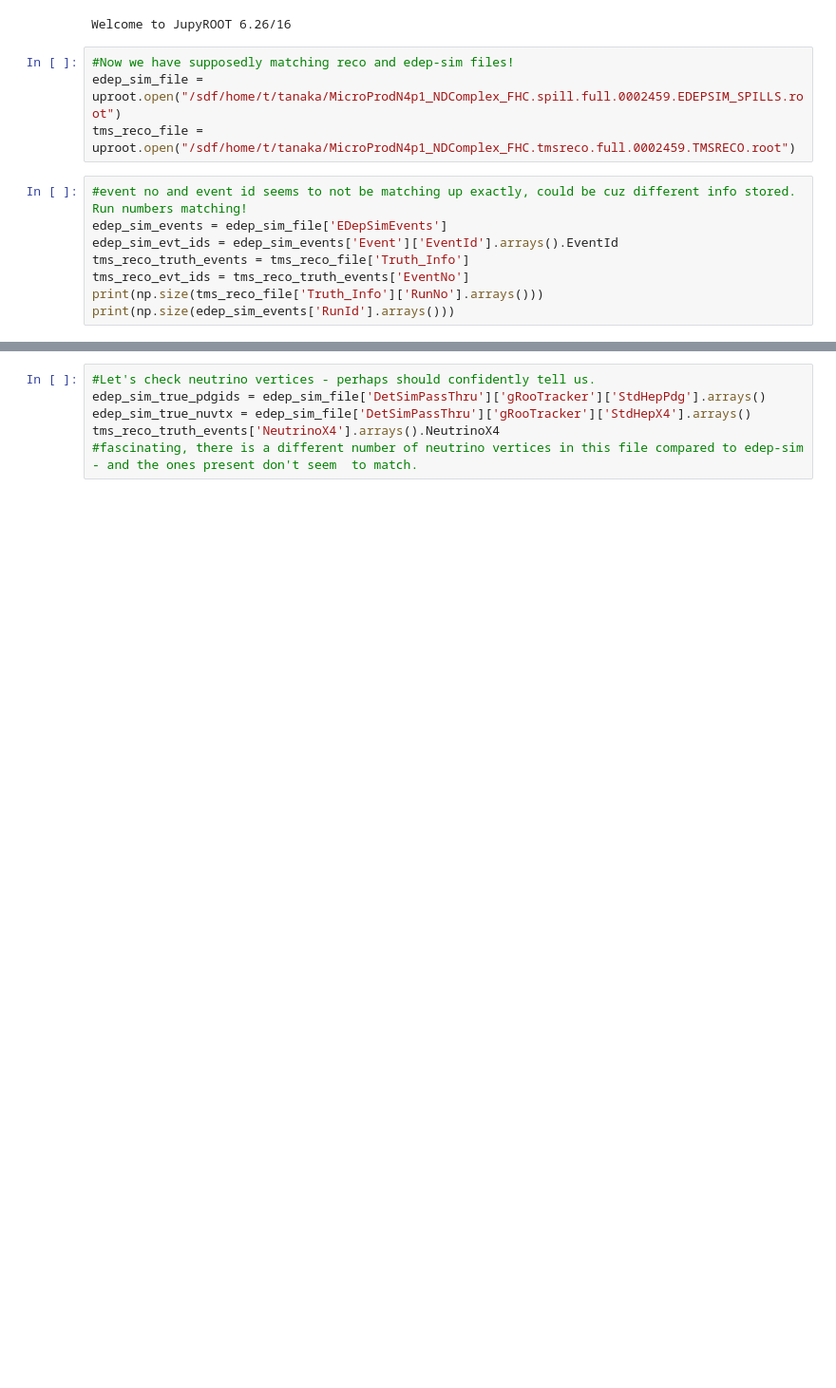
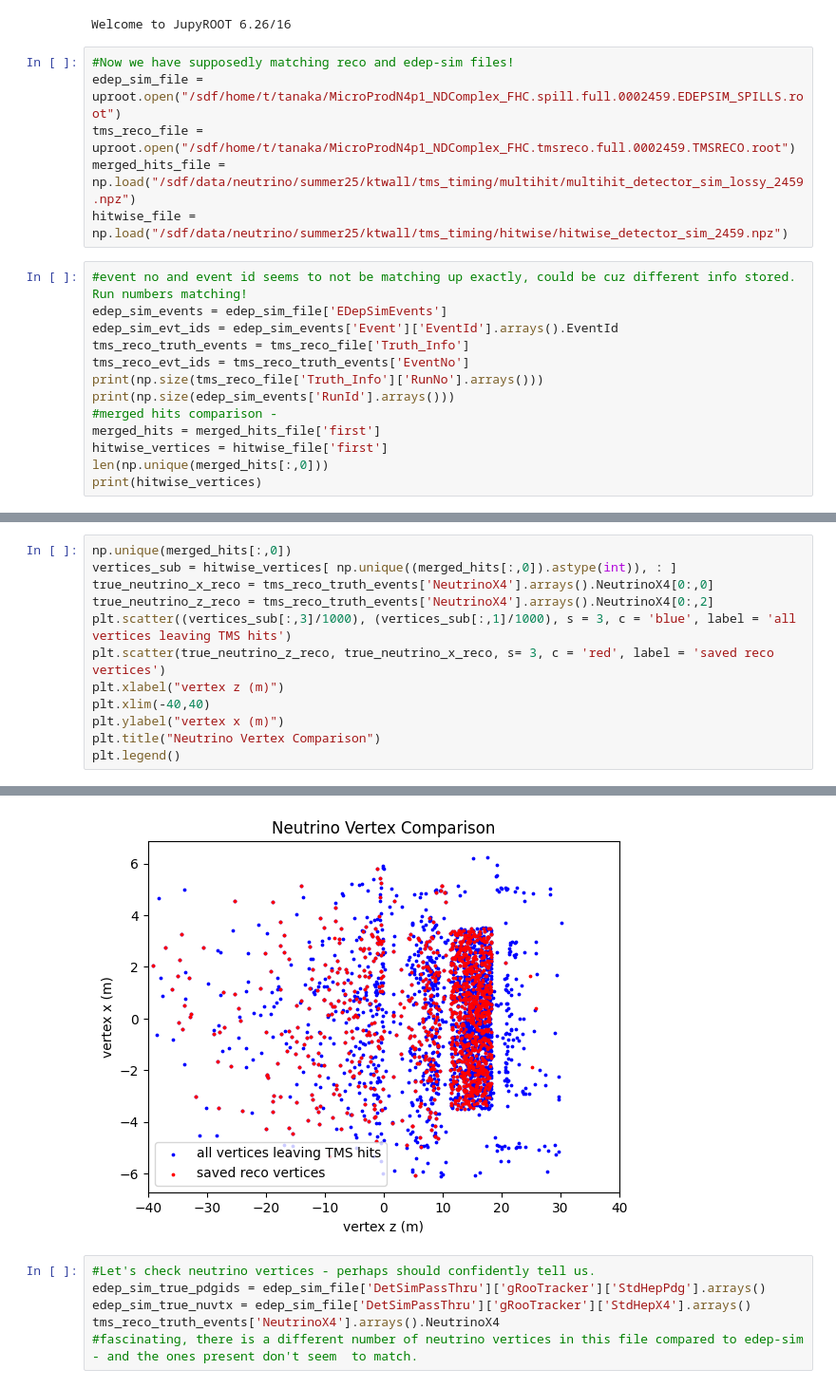
Before and after one commit to wer2ct/DUNE-TMS_timing_study, a Jupyter notebook: notebooks/June/notebook_6_26.ipynb, the cells around one changed output, grey strips where cells are left out. Shown at 95% size. Saved outputs shown, nothing was run; the diff lists cells and outputs as text; blank space fills up the shorter version.

Commit message:
last big push before end of summer to ensure file continuity, everything including scratch notebooks

```diff
--- a/notebooks/notebook_6_26.ipynb
+++ b/notebooks/June/notebook_6_26.ipynb
@@ -13,6 +13,8 @@ Welcome to JupyROOT 6.26/16
 #Now we have supposedly matching reco and edep-sim files!
 edep_sim_file = uproot.open("/sdf/home/t/tanaka/MicroProdN4p1_NDComplex_FHC.spill.full.0002459.EDEPSIM_SPILLS.root")
 tms_reco_file = uproot.open("/sdf/home/t/tanaka/MicroProdN4p1_NDComplex_FHC.tmsreco.full.0002459.TMSRECO.root")
+merged_hits_file = np.load("/sdf/data/neutrino/summer25/ktwall/tms_timing/multihit/multihit_detector_sim_lossy_2459.npz")
+hitwise_file = np.load("/sdf/data/neutrino/summer25/ktwall/tms_timing/hitwise/hitwise_detector_sim_2459.npz")
 # %%
 #event no and event id seems to not be matching up exactly, could be cuz different info stored. Run numbers matching!
 edep_sim_events = edep_sim_file['EDepSimEvents']
@@ -21,6 +23,11 @@ tms_reco_truth_events = tms_reco_file['Truth_Info']
 tms_reco_evt_ids = tms_reco_truth_events['EventNo']
 print(np.size(tms_reco_file['Truth_Info']['RunNo'].arrays()))
 print(np.size(edep_sim_events['RunId'].arrays()))
+#merged hits comparison -
+merged_hits = merged_hits_file['first']
+hitwise_vertices = hitwise_file['first']
+len(np.unique(merged_hits[:,0]))
+print(hitwise_vertices)
 # %% [output]
 1266
 5978
@@ -26,0 +47,13 @@ print(np.size(edep_sim_events['RunId'].arrays()))
+# %%
+np.unique(merged_hits[:,0])
+vertices_sub = hitwise_vertices[ np.unique((merged_hits[:,0]).astype(int)), : ]
+true_neutrino_x_reco = tms_reco_truth_events['NeutrinoX4'].arrays().NeutrinoX4[0:,0]
+true_neutrino_z_reco = tms_reco_truth_events['NeutrinoX4'].arrays().NeutrinoX4[0:,2]
+plt.scatter((vertices_sub[:,3]/1000), (vertices_sub[:,1]/1000), s = 3, c = 'blue', label = 'all vertices leaving TMS hits')
+plt.scatter(true_neutrino_z_reco, true_neutrino_x_reco, s= 3, c = 'red', label = 'saved reco vertices')
+plt.xlabel("vertex z (m)")
+plt.xlim(-40,40)
+plt.ylabel("vertex x (m)")
+plt.title("Neutrino Vertex Comparison")
+plt.legend()
+# %% [output]
@@ -27,3 +61,4 @@ print(np.size(edep_sim_events['RunId'].arrays()))
+[figure, added]
 # %%
 #Let's check neutrino vertices - perhaps should confidently tell us.
 edep_sim_true_pdgids = edep_sim_file['DetSimPassThru']['gRooTracker']['StdHepPdg'].arrays()
```
Also changed, not shown: parts of 4 cells of this notebook, 48 other files.
